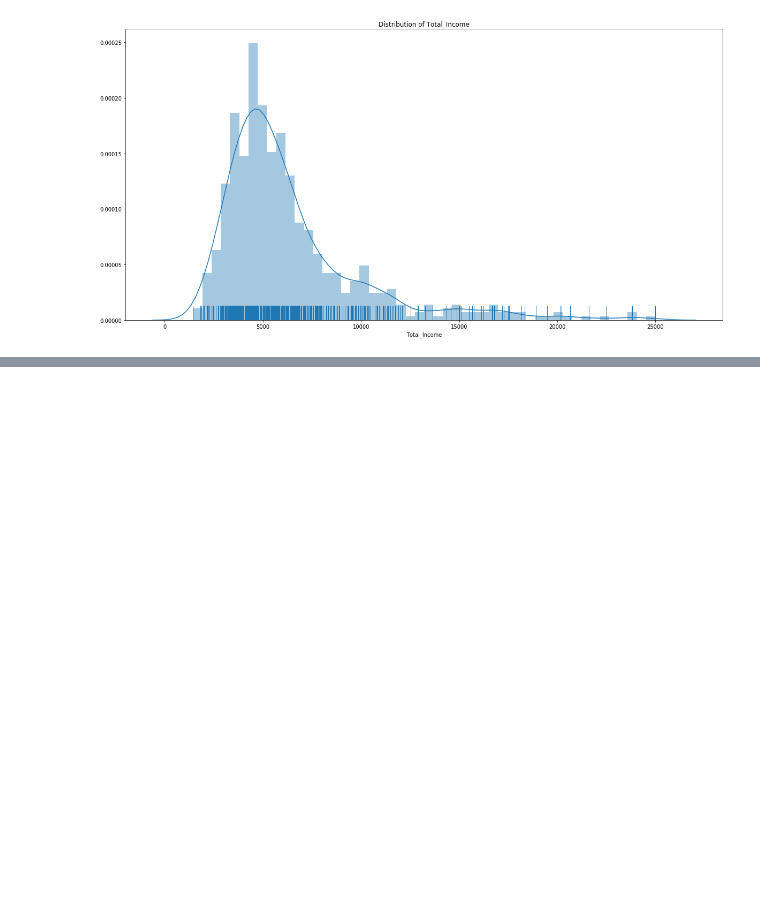
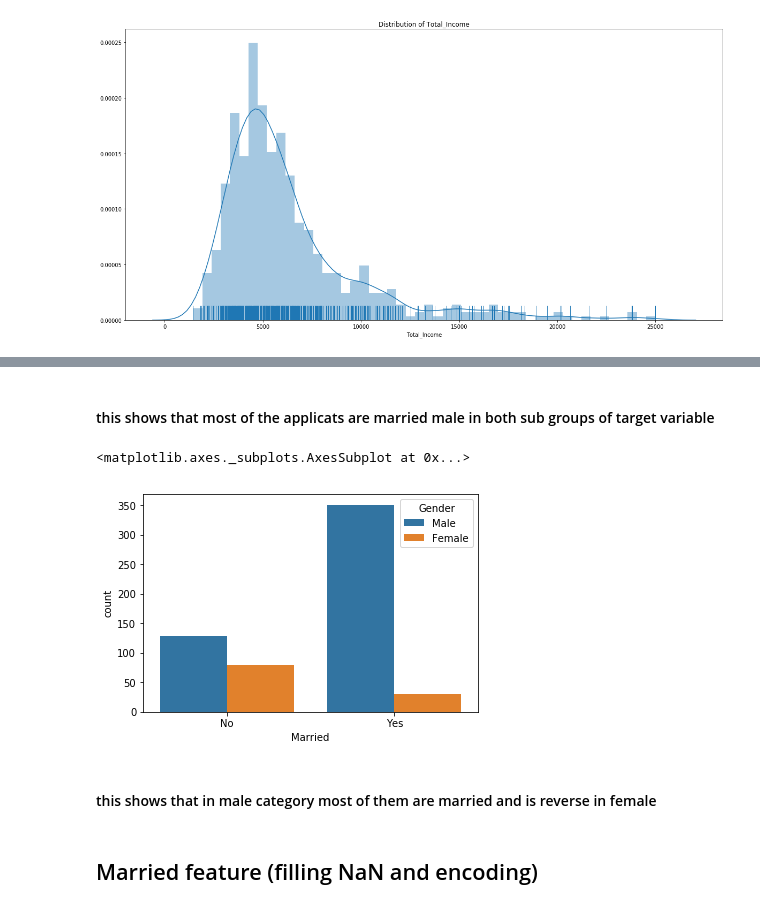
Before and after one commit to faisal-git/predict_loan_approval, a Jupyter notebook: predict_loan.ipynb, the cells around one changed output, grey strips where cells are left out. Saved outputs shown, nothing was run; the diff lists cells and outputs as text; code cells hidden in the pictures; blank space fills up the shorter version.

```diff
--- a/predict_loan.ipynb
+++ b/predict_loan.ipynb
@@ -580,0 +584,11 @@ train.shape
+# %% [markdown]
+#### this shows that most of the applicats are married male in both sub groups of target  variable
+# %%
+sns.countplot(data=train,x='Married',hue='Gender')
+# %% [output]
+<matplotlib.axes._subplots.AxesSubplot at 0x...>
+[figure, added]
+# %% [markdown]
+#### this shows that in male category most of them are married and is reverse in female
+# %% [markdown]
+## Married feature (filling NaN and encoding)
```
Also changed, not shown: parts of 59 cells of this notebook.
